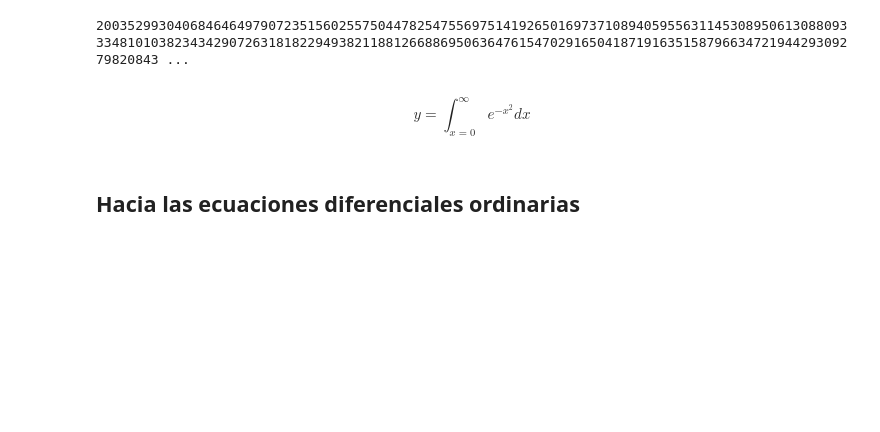
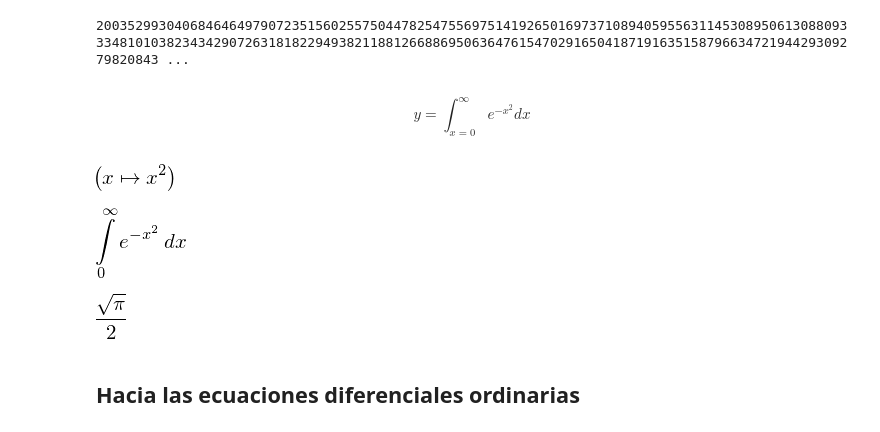
Before and after one commit to computo-fc/mecanica_analitica, a Jupyter notebook: EDOs-clase-I.ipynb, the cells around one changed output. Cells and saved outputs as stored; diff of their text form; code cells hidden in the pictures; blank space fills up the shorter version.

```diff
--- a/EDOs-clase-I.ipynb
+++ b/EDOs-clase-I.ipynb
@@ -25,2 +28,7 @@ En esta clase, veremos cómo resolver numéricamente las EDOs.
 # %% [markdown]
 $$y = \int_{x=0}^\infty e^{-x^2} dx$$
+# %%
+f = Lambda(x, x**2)
+f
+# %% [output]
+[figure, added]
@@ -27,3 +40,12 @@ $$y = \int_{x=0}^\infty e^{-x^2} dx$$
+# %%
+I = Integral(exp(-x**2), (x, 0, oo))
+I
+# %% [output]
+[figure, added]
+# %%
+I.doit()
+# %% [output]
+[figure, added]
 # %% [markdown]
 ## Hacia las ecuaciones diferenciales ordinarias
 # %% [markdown]
```
Also changed, not shown: parts of 18 cells of this notebook, 1 other file.
